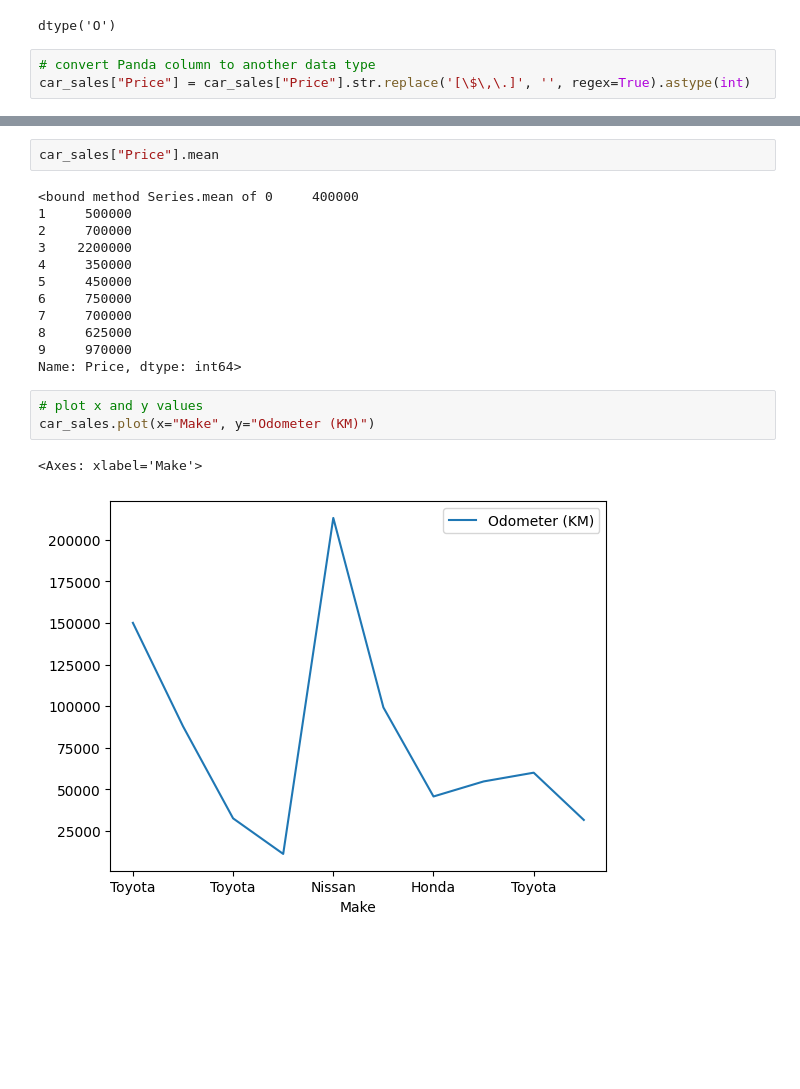
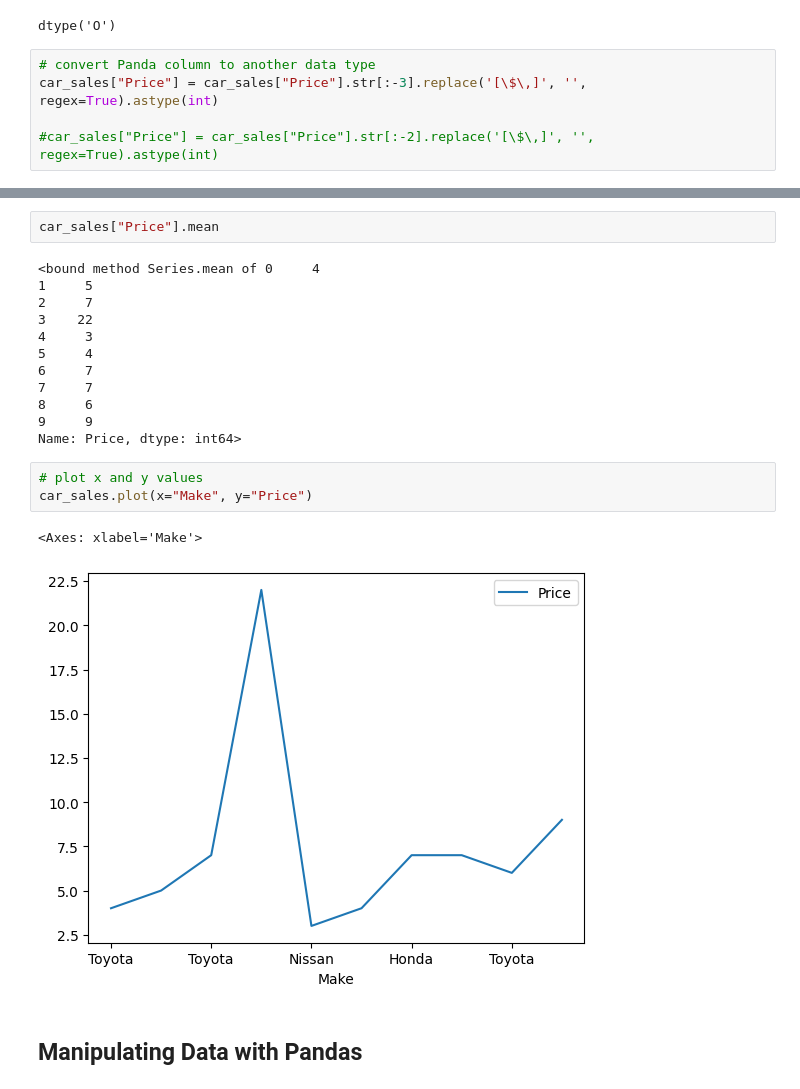
Before and after one commit to hessifer/DataScienceAIML, a Jupyter notebook: learning_pandas.ipynb, the cells around one changed output, grey strips where cells are left out. Cells and saved outputs as stored; diff of their text form; blank space fills up the shorter version.

Commit message:
manipulating data in Pandas

```diff
--- a/learning_pandas.ipynb
+++ b/learning_pandas.ipynb
@@ -363,7 +363,9 @@ car_sales["Price"].dtype
 dtype('O')
 # %%
 # convert Panda column to another data type
-car_sales["Price"] = car_sales["Price"].str.replace('[\$\,\.]', '', regex=True).astype(int)
+car_sales["Price"] = car_sales["Price"].str[:-3].replace('[\$\,]', '', regex=True).astype(int)
+
+#car_sales["Price"] = car_sales["Price"].str[:-2].replace('[\$\,]', '', regex=True).astype(int)
 # %%
 car_sales
 # %% [output]
@@ -381,20 +383,22 @@ car_sales
 # %%
 car_sales["Price"].mean
 # %% [output]
-<bound method Series.mean of 0     400000
-1     500000
-2     700000
-3    2200000
-4     350000
-5     450000
-6     750000
-7     700000
-8     625000
-9     970000
+<bound method Series.mean of 0     4
+1     5
+2     7
+3    22
+4     3
+5     4
+6     7
+7     7
+8     6
+9     9
 Name: Price, dtype: int64>
 # %%
 # plot x and y values
-car_sales.plot(x="Make", y="Odometer (KM)")
+car_sales.plot(x="Make", y="Price")
 # %% [output]
 <Axes: xlabel='Make'>
-[figure, old version]
+[figure, new version]
+# %% [markdown]
+## Manipulating Data with Pandas
```
Also changed, not shown: parts of 4 cells of this notebook.
